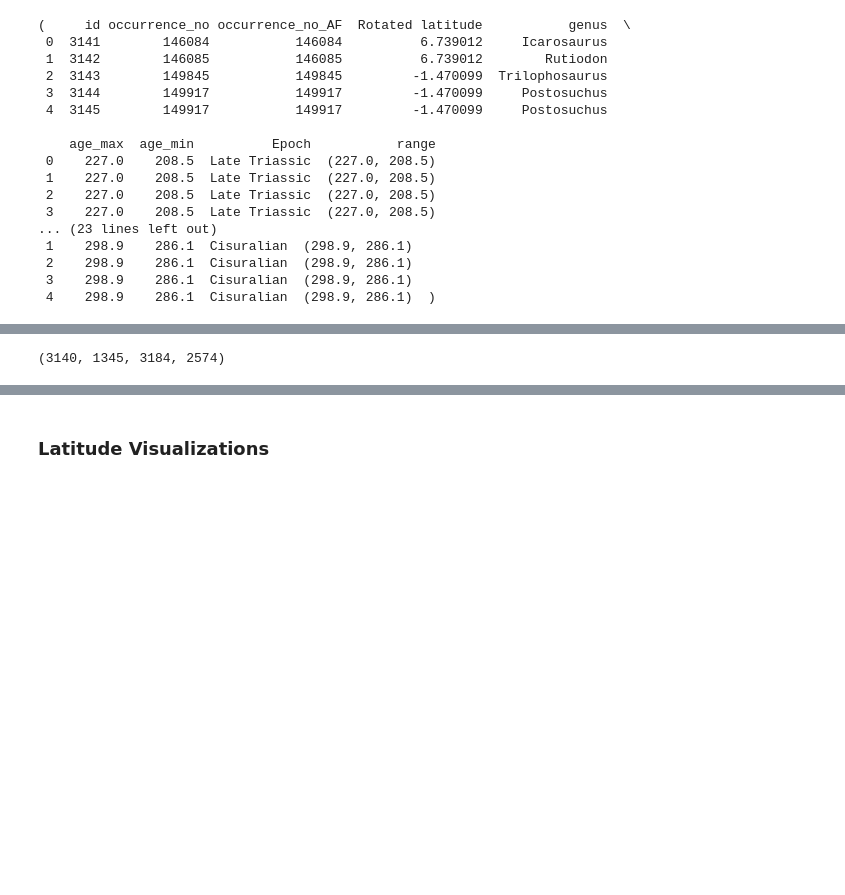
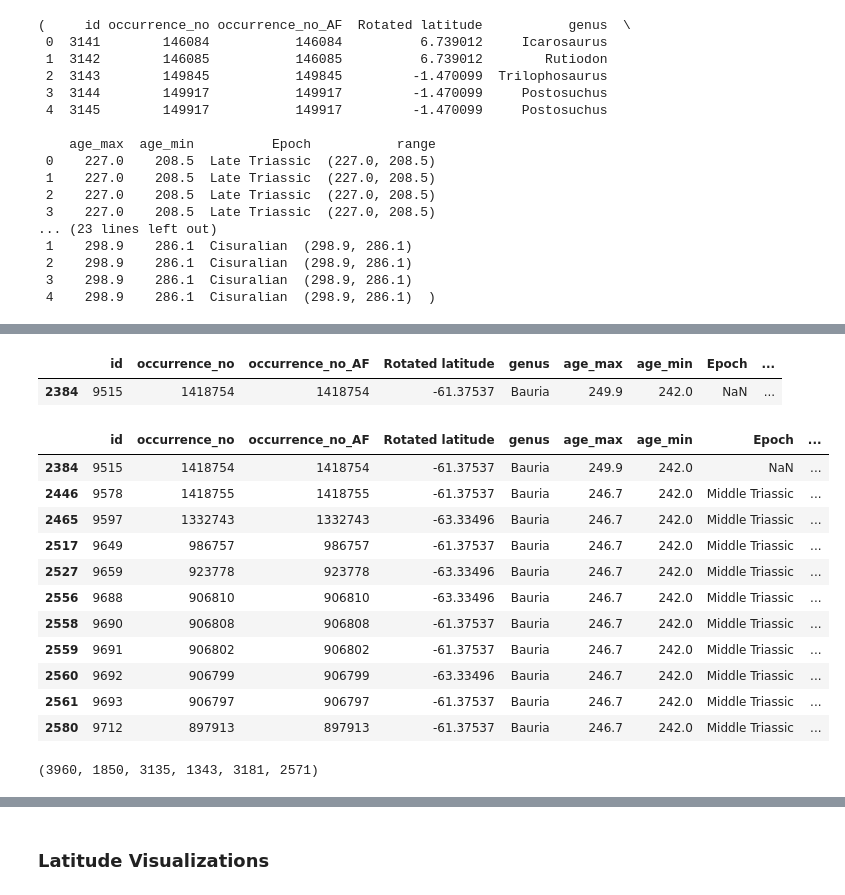
Before and after one commit to shelleylwang/pt_diversity_rates, a Jupyter notebook: updated_occurrence_analyses/data/eda.ipynb, the cells around one changed output, grey strips where cells are left out. Cells and saved outputs as stored; diff of their text form; code cells hidden in the pictures; blank space fills up the shorter version.

```diff
--- a/updated_occurrence_analyses/data/eda.ipynb
+++ b/updated_occurrence_analyses/data/eda.ipynb
@@ -883,11 +905,32 @@ gl_reptilia_all.head(), gl_reptilia_terr.head(), gl_synapsida.head()
+# %%
+gl_synapsida[gl_synapsida['Epoch'].isna()]
+# %% [output]
+|  | id | occurrence_no | occurrence_no_AF | Rotated latitude | genus | age_max | age_min | Epoch | ... |
+| 2384 | 9515 | 1418754 | 1418754 | -61.37537 | Bauria | 249.9 | 242.0 | NaN | ... |
+# %%
+gl_synapsida[gl_synapsida['genus'] == 'Bauria']
+# %% [output]
+|  | id | occurrence_no | occurrence_no_AF | Rotated latitude | genus | age_max | age_min | Epoch | ... |
+| 2384 | 9515 | 1418754 | 1418754 | -61.37537 | Bauria | 249.9 | 242.0 | NaN | ... |
+| 2446 | 9578 | 1418755 | 1418755 | -61.37537 | Bauria | 246.7 | 242.0 | Middle Triassic | ... |
+| 2465 | 9597 | 1332743 | 1332743 | -63.33496 | Bauria | 246.7 | 242.0 | Middle Triassic | ... |
+| 2517 | 9649 | 986757 | 986757 | -61.37537 | Bauria | 246.7 | 242.0 | Middle Triassic | ... |
+| 2527 | 9659 | 923778 | 923778 | -63.33496 | Bauria | 246.7 | 242.0 | Middle Triassic | ... |
+| 2556 | 9688 | 906810 | 906810 | -63.33496 | Bauria | 246.7 | 242.0 | Middle Triassic | ... |
+| 2558 | 9690 | 906808 | 906808 | -61.37537 | Bauria | 246.7 | 242.0 | Middle Triassic | ... |
+| 2559 | 9691 | 906802 | 906802 | -61.37537 | Bauria | 246.7 | 242.0 | Middle Triassic | ... |
+| 2560 | 9692 | 906799 | 906799 | -63.33496 | Bauria | 246.7 | 242.0 | Middle Triassic | ... |
+| 2561 | 9693 | 906797 | 906797 | -61.37537 | Bauria | 246.7 | 242.0 | Middle Triassic | ... |
+| 2580 | 9712 | 897913 | 897913 | -61.37537 | Bauria | 246.7 | 242.0 | Middle Triassic | ... |
 # %%
 # We want to filter for rows that contain only certain values in the "Epoch" column
 
 epochs = ['Guadalupian', 'Lopingian', 'Early Triassic', 'Middle Triassic']
 
+gl_reptilia_all_epochs = gl_reptilia_all[gl_reptilia_all['Epoch'].isin(epochs)]
 gl_reptilia_terr_epochs = gl_reptilia_terr[gl_reptilia_terr['Epoch'].isin(epochs)]
 gl_synapsida_epochs = gl_synapsida[gl_synapsida['Epoch'].isin(epochs)]
 
-gl_reptilia_terr.shape[0], gl_reptilia_terr_epochs.shape[0], gl_synapsida.shape[0], gl_synapsida_epochs.shape[0]
+gl_reptilia_all.shape[0], gl_reptilia_all_epochs.shape[0], gl_reptilia_terr.shape[0], gl_reptilia_terr_epochs.shape[0], gl_synapsida.shape[0], gl_synapsida_epochs.shape[0]
 # %% [output]
-(3140, 1345, 3184, 2574)
+(3960, 1850, 3135, 1343, 3181, 2571)
```
Also changed, not shown: parts of 6 cells of this notebook, 1 other file.
